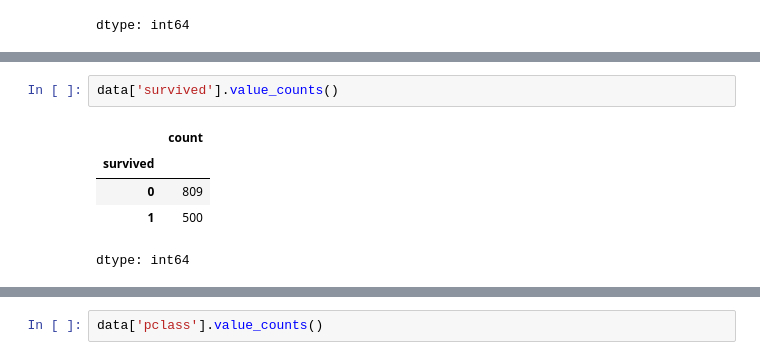
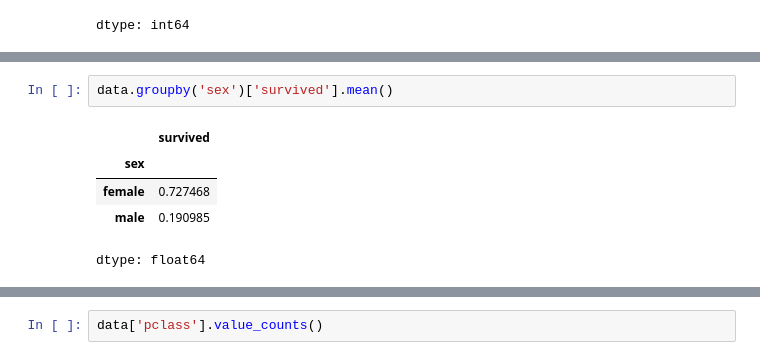
Before and after one commit to ericksanchezcorrea/Data_Science, a Jupyter notebook: Proyecto-Titanic.ipynb, the cells around one changed output, grey strips where cells are left out. Saved outputs shown, nothing was run; the diff lists cells and outputs as text.

```diff
--- a/Proyecto-Titanic.ipynb
+++ b/Proyecto-Titanic.ipynb
@@ -28,8 +109,8 @@ dtype: int64
 # %%
-data['survived'].value_counts()
+data.groupby('sex')['survived'].mean()
 # %% [output]
-|  | count |
-| survived |  |
-| 0 | 809 |
-| 1 | 500 |
+|  | survived |
+| sex |  |
+| female | 0.727468 |
+| male | 0.190985 |
-dtype: int64
+dtype: float64
```
Also changed, not shown: parts of 62 cells of this notebook.
